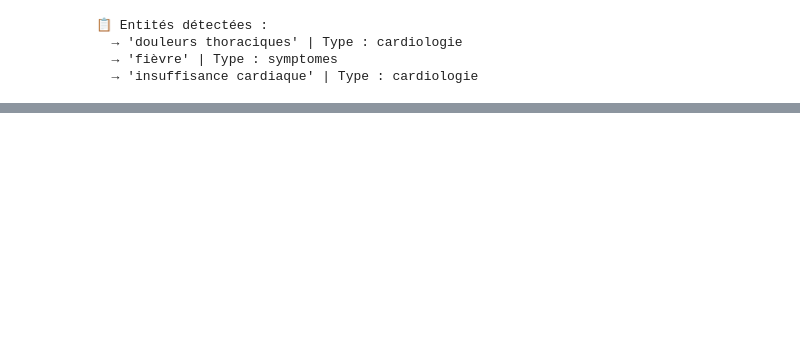
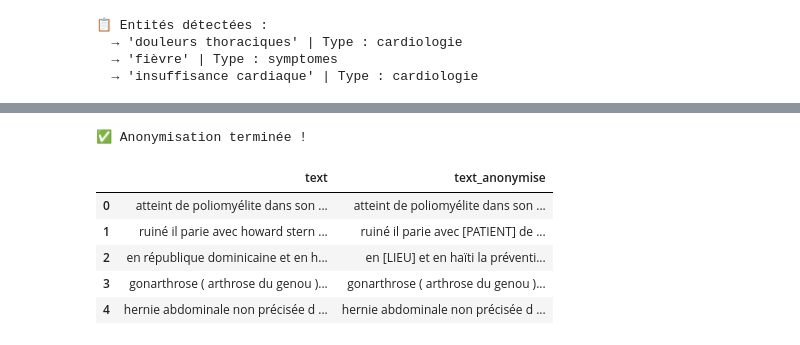
Before and after one commit to WinnieTEKAM/ctd-ia, a Jupyter notebook: exploration_edsnlp.ipynb, the cells around one changed output, grey strips where cells are left out. Drawn from its saved outputs; the diff is of its cells as text; code cells hidden in the pictures; blank space fills up the shorter version.

```diff
--- a/exploration_edsnlp.ipynb
+++ b/exploration_edsnlp.ipynb
@@ -82,0 +271,13 @@ Il présente également de la fièvre à 38.5°C.
+# %%
+# Appliquer l'anonymisation sur tout le dataset
+df['text_anonymise'] = df['text'].apply(anonymiser)
+print("✅ Anonymisation terminée !")
+df[['text', 'text_anonymise']].head()
+# %% [output]
+✅ Anonymisation terminée !
+|  | text | text_anonymise |
+| 0 | atteint de poliomyélite dans son ... | atteint de poliomyélite dans son ... |
+| 1 | ruiné il parie avec howard stern ... | ruiné il parie avec [PATIENT] de ... |
+| 2 | en république dominicaine et en h... | en [LIEU] et en haïti la préventi... |
+| 3 | gonarthrose ( arthrose du genou )... | gonarthrose ( arthrose du genou )... |
+| 4 | hernie abdominale non précisée d ... | hernie abdominale non précisée d ... |
```
Also changed, not shown: parts of 30 cells of this notebook.
